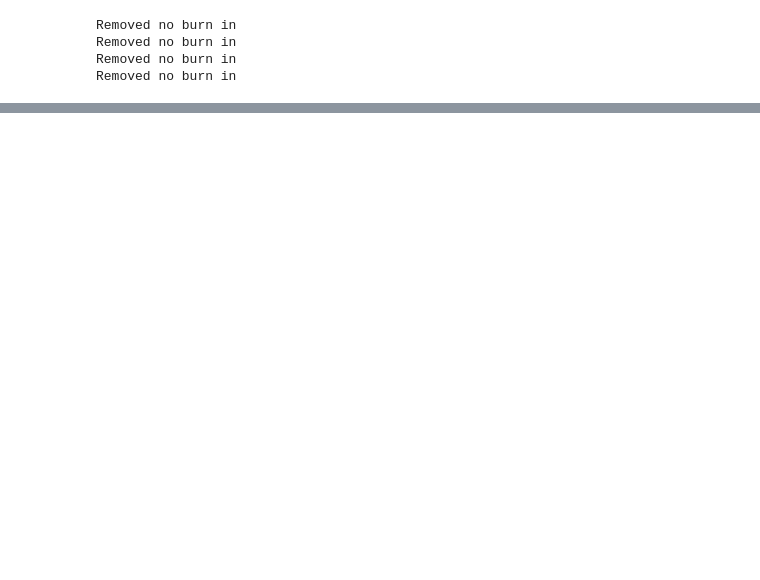
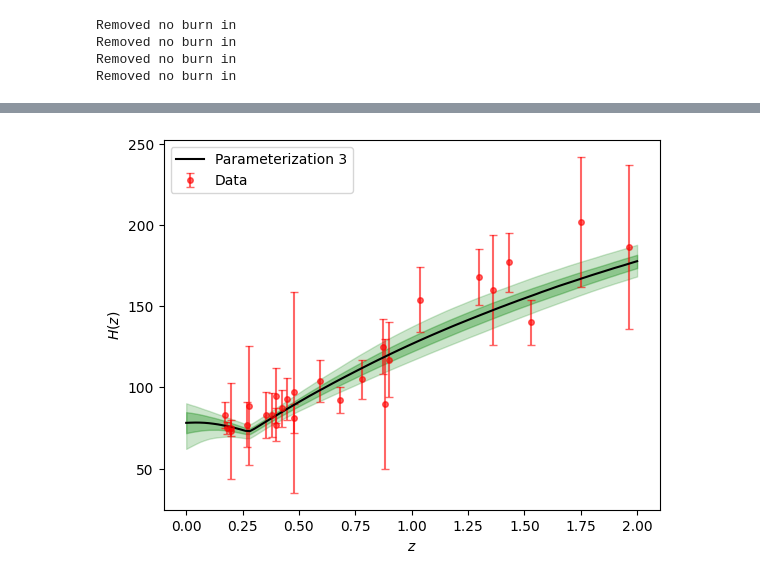
Before and after one commit to lazarolima/cosmology_reconstruction-_frb, a Jupyter notebook: H_rec.ipynb, the cells around one changed output, grey strips where cells are left out. Drawn from its saved outputs; the diff is of its cells as text; code cells hidden in the pictures; blank space fills up the shorter version.

```diff
--- a/H_rec.ipynb
+++ b/H_rec.ipynb
@@ -361,25 +358,30 @@ g.export('Figuras/H_p4.png', dpi=600)
 # %%
 from ultranest.plot import PredictionBand
 from equations import H_Model
+import matplotlib.pyplot as plt
+import numpy as np
 
 plt.figure()
 plt.xlabel('$z$')
-plt.ylabel('H(z)')
-plt.errorbar(x=z_values, y=H_obs, yerr=errors, marker='o', capsize=3, ls=' ', color='purple', label='$DM_{ext}^{obs}$')
+plt.ylabel('$H(z)$')
+plt.errorbar(x=z_values, y=H_obs, yerr=errors, marker='o', alpha=0.6, capsize=3, ls=' ', color='red', label='Data', ms=4)
 
-band = PredictionBand(z_test.flatten())
+z_test = np.linspace(0, 2, 100)
 
+band = PredictionBand(z_test)
+model = H_Model()
 # go through the solutions
-for f_IGM  in sampler_constant.results['samples']:
+for f_IGM, alpha  in sampler_p3.results['samples']:
     # compute for each time the y value
-    model = H_Model()
-    band.add(model.H_p(z_test.flatten(), f_IGM=f_IGM))
+    band.add(model.H_p(z_test, f_IGM, alpha, 'p3', 'ANN'))
 
-band.line(color='k', linestyle='--', label='$H_{P1}$', linewidth=1.5)
+band.line(color='k', linestyle='-', label='Parameterization 3', linewidth=1.5)
 # add 1 sigma quantile
-band.shade(color='k', alpha=0.3)
+band.shade(color='green', alpha=0.3)
 # add wider quantile (0.01 .. 0.99)
-band.shade(q=0.49, color='gray', alpha=0.2)
+band.shade(q=0.49, color='green', alpha=0.2)
 
 plt.legend()
 plt.savefig('Figuras/H_bestfit.png', format='png', dpi=600)
+# %% [output]
+[figure, added]
```
Also changed, not shown: parts of 17 cells of this notebook, 14 other files.
